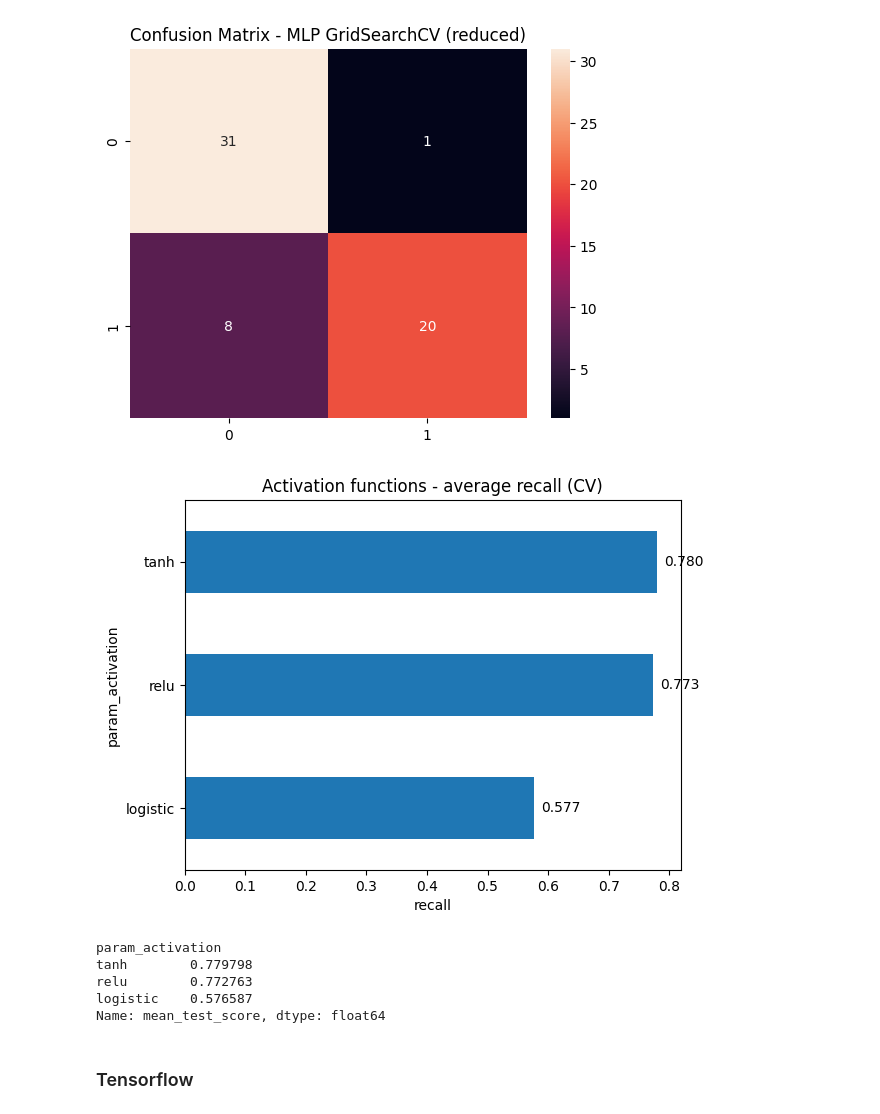
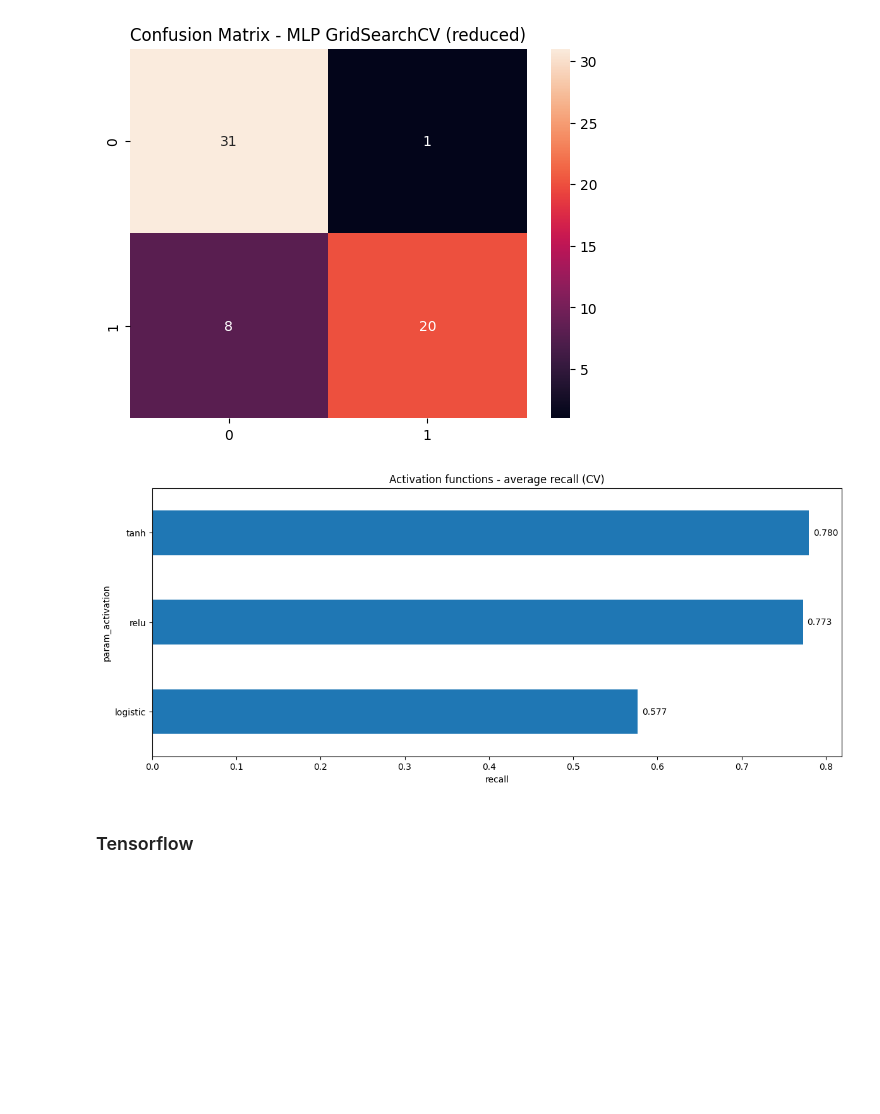
Before and after one commit to PogchampMuffin3/heart-disease-classification, a Jupyter notebook: heart_disease_classification.ipynb, the cells around one changed output. Drawn from its saved outputs; the diff is of its cells as text; code cells hidden in the pictures; blank space fills up the shorter version.

```diff
--- a/heart_disease_classification.ipynb
+++ b/heart_disease_classification.ipynb
@@ -600,18 +692,13 @@ weighted avg       0.87      0.85      0.85        60
 # %%
 cv_results = pd.DataFrame(mlp_grid_red.cv_results_)
 activation_results = cv_results.groupby('param_activation')['mean_test_score'].mean()
-ax = activation_results.sort_values().plot(kind='barh', title=f'Activation functions - average {SCORING} (CV)')
+ax = activation_results.sort_values().plot(kind='barh', title=f'Activation functions - average {SCORING} (CV)', figsize=(12,5))
+plt.tight_layout()
 ax.bar_label(ax.containers[0], fmt='%.3f', padding=5)
 plt.xlabel(SCORING)
 plt.show()
-print(activation_results.sort_values(ascending=False))
 # %% [output]
-[figure, old version]
+[figure, new version]
-param_activation
-tanh        0.779798
-relu        0.772763
-logistic    0.576587
-Name: mean_test_score, dtype: float64
 # %% [markdown]
 ### Tensorflow
 # %%
```
Also changed, not shown: parts of 23 cells of this notebook.
